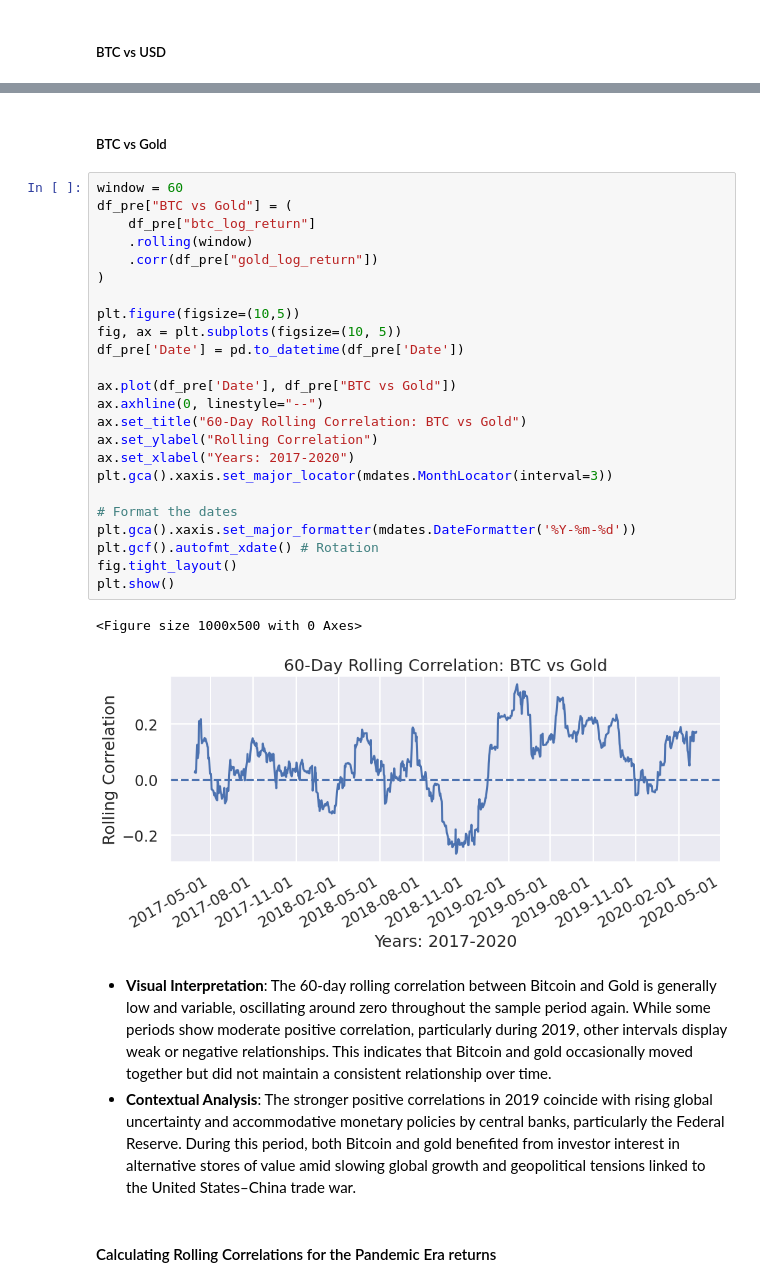
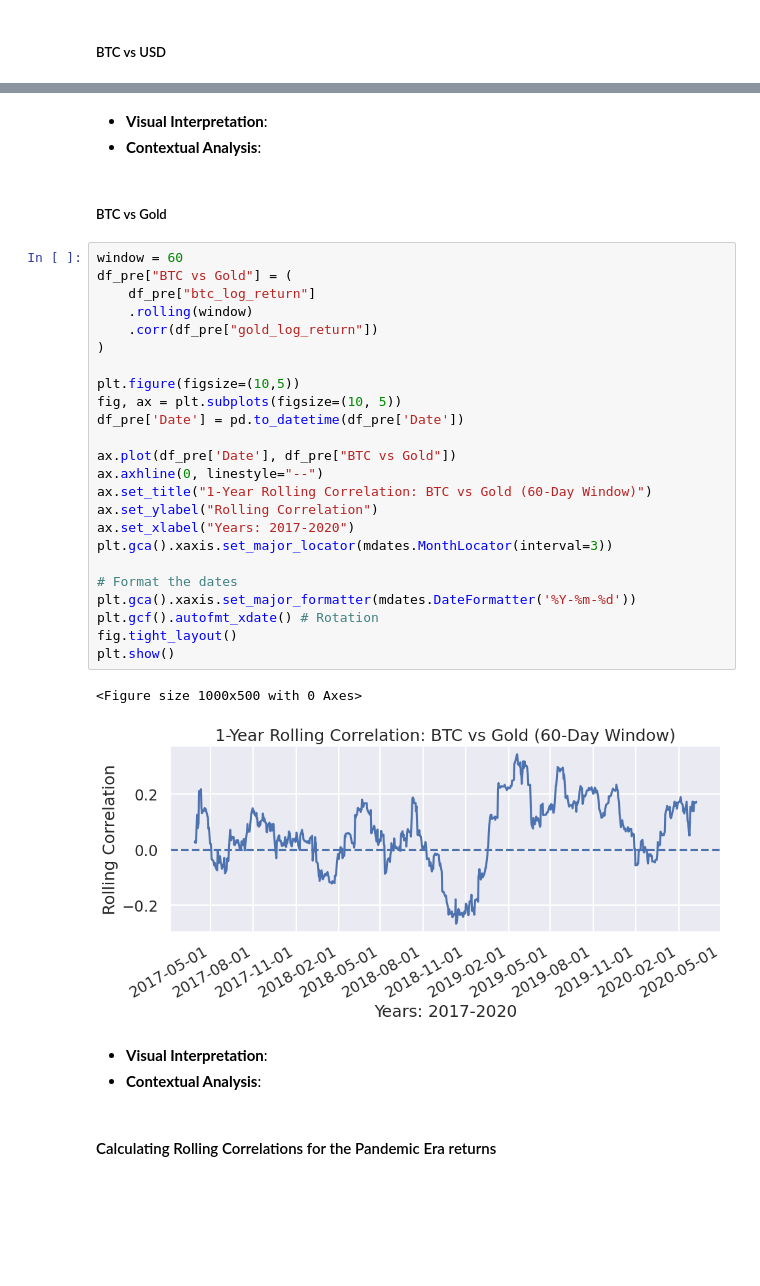
Before and after one commit to COGS108/Group110_WI26, a Jupyter notebook: 03-FinalProject.ipynb, the cells around one changed output, grey strips where cells are left out. Drawn from its saved outputs; the diff is of its cells as text; blank space fills up the shorter version.

```diff
--- a/03-FinalProject.ipynb
+++ b/03-FinalProject.ipynb
@@ -1317,35 +1316,38 @@ plt.show()
+# %% [markdown]
+- **Visual Interpretation**:
+- **Contextual Analysis**:
 # %% [markdown]
 ##### BTC vs Gold
 # %%
 window = 60
 df_pre["BTC vs Gold"] = (
     df_pre["btc_log_return"]
     .rolling(window)
     .corr(df_pre["gold_log_return"])
 )
 
 plt.figure(figsize=(10,5))
 fig, ax = plt.subplots(figsize=(10, 5))
 df_pre['Date'] = pd.to_datetime(df_pre['Date'])
 
 ax.plot(df_pre['Date'], df_pre["BTC vs Gold"])
 ax.axhline(0, linestyle="--")
-ax.set_title("60-Day Rolling Correlation: BTC vs Gold")
+ax.set_title("1-Year Rolling Correlation: BTC vs Gold (60-Day Window)")
 ax.set_ylabel("Rolling Correlation")
 ax.set_xlabel("Years: 2017-2020")
 plt.gca().xaxis.set_major_locator(mdates.MonthLocator(interval=3))
 
 # Format the dates
 plt.gca().xaxis.set_major_formatter(mdates.DateFormatter('%Y-%m-%d'))
 plt.gcf().autofmt_xdate() # Rotation
 fig.tight_layout()
 plt.show()
 # %% [output]
 <Figure size 1000x500 with 0 Axes>
-[figure, old version]
+[figure, new version]
-# %% [markdown]
-- **Visual Interpretation**: The 60-day rolling correlation between Bitcoin and Gold is generally low and variable, oscillating around zero throughout the sample period again. While some periods show moderate positive correlation, particularly during 2019, other intervals display weak or negative relationships. This indicates that Bitcoin and gold occasionally moved together but did not maintain a consistent relationship over time.
-- **Contextual Analysis**: The stronger positive correlations in 2019 coincide with rising global uncertainty and accommodative monetary policies by central banks, particularly the Federal Reserve. During this period, both Bitcoin and gold benefited from investor interest in alternative stores of value amid slowing global growth and geopolitical tensions linked to the United States–China trade war.
+# %% [markdown]
+- **Visual Interpretation**:
+- **Contextual Analysis**:
 # %% [markdown]
 #### Calculating Rolling Correlations for the Pandemic Era returns
 # %% [markdown]
```
Also changed, not shown: parts of 40 cells of this notebook.
